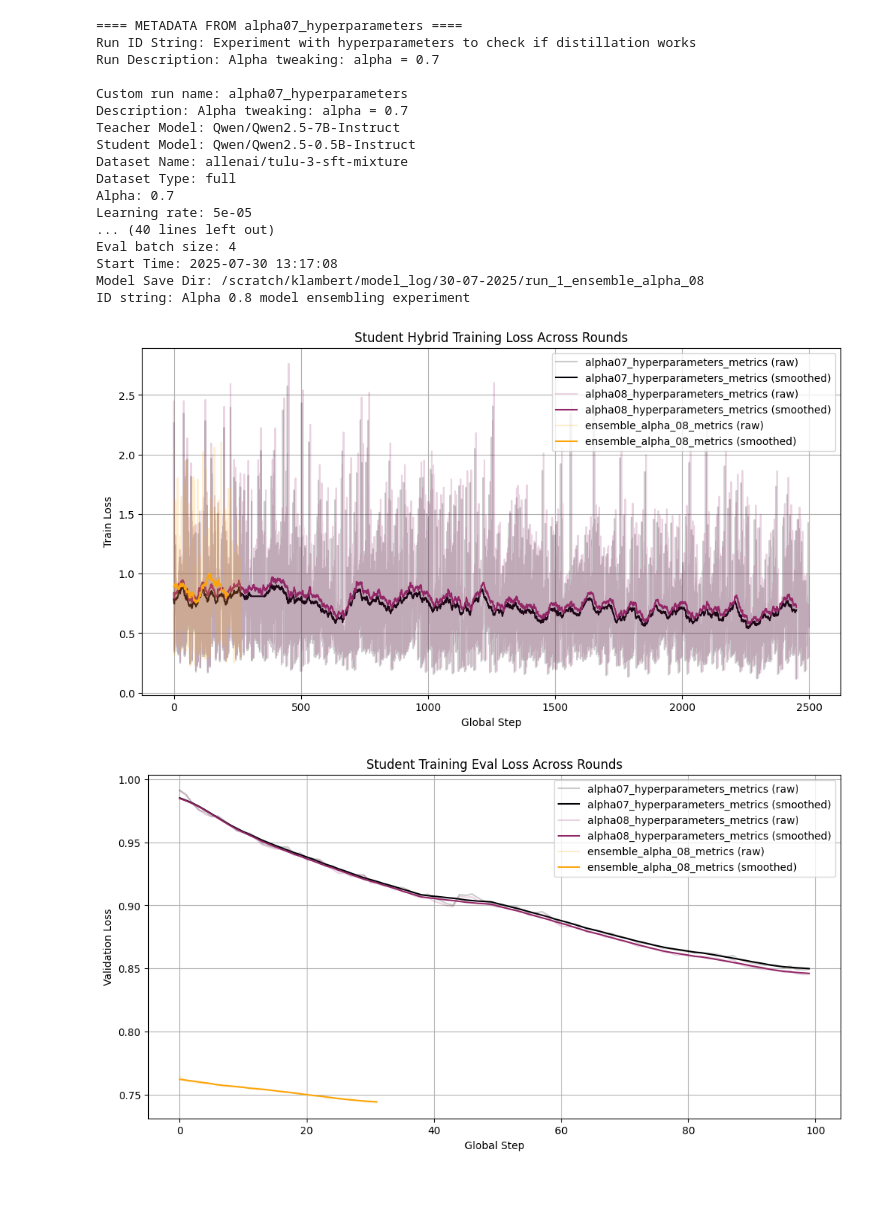
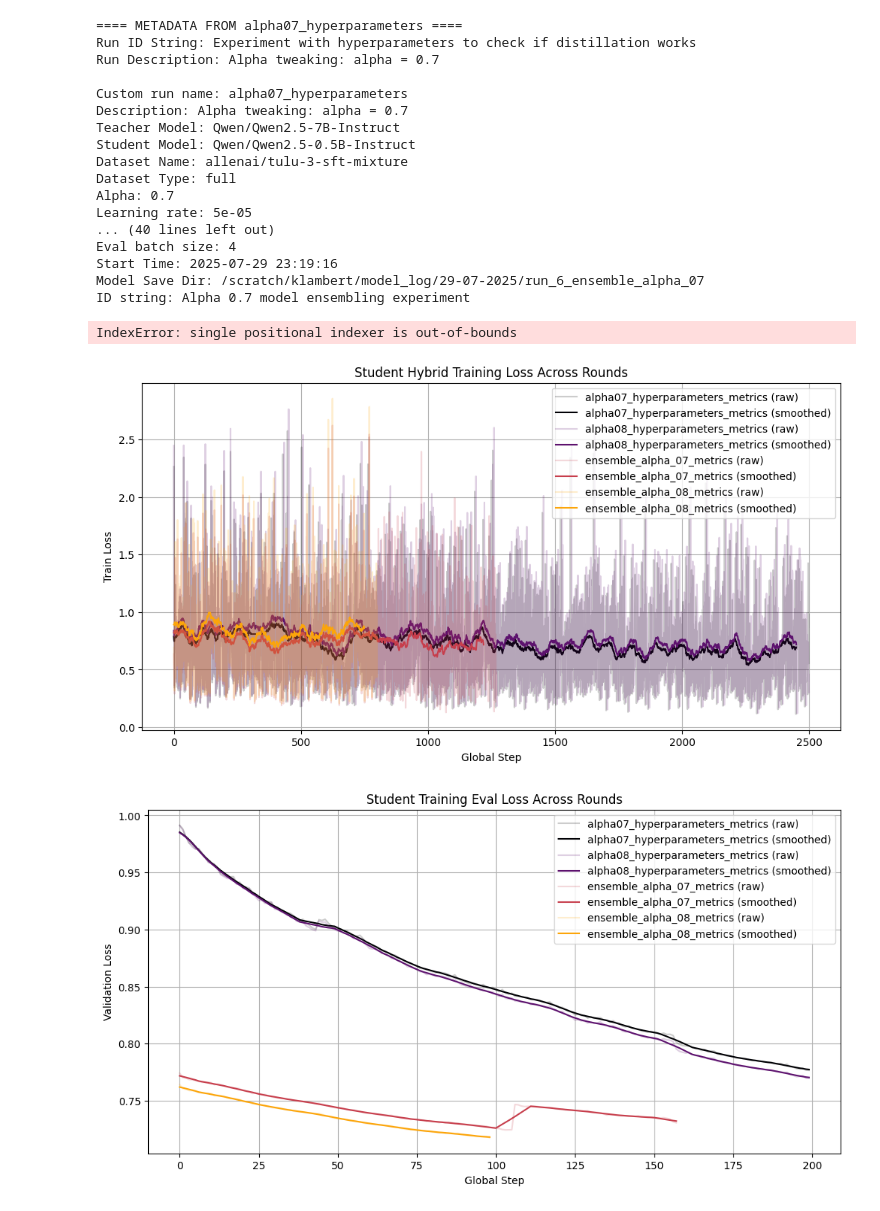
Before and after one commit to r-three/SLMensembles, a Jupyter notebook: SLM_ensembles.ipynb, the cells around one changed output. Drawn from its saved outputs; the diff is of its cells as text; code cells hidden in the pictures.

Commit message:
latest metrics and trainer change

```diff
--- a/SLM_ensembles.ipynb
+++ b/SLM_ensembles.ipynb
@@ -10,17 +10,12 @@ import config
 
 # Note:     (kl loss) 0 <= alpha <= 1 (next_token loss)
 # %%
-load_all = True
+load_all = False
+exclude = ["seed_20", "seed_32", "seed_36", "seed_40"]
 
 csv_log_dir = "/home/klambert/projects/aip-craffel/klambert/SLMensembles/csv_logs"
-subdirs = ["22-07-2025", "30-07-2025"]
-filenames = ["alpha08_hyperparameters_metrics", "alpha07_hyperparameters_metrics", "ensemble_alpha_08_metrics"]
-exclude = [
-    "seeed_40_metrics",
-    "seeed_32_metrics",
-    "seeed_20_metrics",
-    "seeed_36_metrics",
-]
+subdirs = ["22-07-2025", "29-07-2025", "30-07-2025"]
+filenames = ["alpha08_hyperparameters_metrics", "alpha07_hyperparameters_metrics", "ensemble_alpha_08_metrics", "ensemble_alpha_07_metrics"]
 all_dfs = []
 
 for i in range(len(subdirs)):
@@ -92,9 +89,10 @@ Alpha: 0.7
 Learning rate: 5e-05
 ... (40 lines left out)
 Eval batch size: 4
-Start Time: 2025-07-30 13:17:08
-Model Save Dir: /scratch/klambert/model_log/30-07-2025/run_1_ensemble_alpha_08
-ID string: Alpha 0.8 model ensembling experiment
+Start Time: 2025-07-29 23:19:16
+Model Save Dir: /scratch/klambert/model_log/29-07-2025/run_6_ensemble_alpha_07
+ID string: Alpha 0.7 model ensembling experiment
+IndexError: single positional indexer is out-of-bounds
 # %%
 # Student train loss (hybrid) over rounds
 side_by_side = False
@@ -173,13 +171,13 @@ else:
     plt.tight_layout()
     plt.show()
 # %% [output]
-[figure, old version]
+[figure, new version]
 # %%
 # Student Training Eval Loss Across Rounds
 
 side_by_side = False
 x_min_loss = False  # Display values on the x-axis only up to the minimum number of logged lines across files
-min_len = 100
+min_len = 200
 
 filter_size = 11
 kernel = np.ones(filter_size) / filter_size
@@ -225,34 +223,34 @@ else:
         ax = axes[row][col]
 
         student_train_df = df[(df["role"] == "student") & (df["phase"] == "eval") & (df["function"] == "evaluation_loop")]
 
         loss = student_train_df["eval_loss"].to_numpy()
         if len(loss) < filter_size:
             ax.set_title(f"{name} (too short)")
             ax.axis("off")
             continue
 
         smoothed = scipy.signal.fftconvolve(loss, kernel, mode="valid")
 
         color = color_map.get(name, color_map["default"])
         ax.plot(range(len(loss)), loss, alpha=0.3, label=f"Raw", color=color)
         ax.plot(range(len(smoothed)), smoothed, label=f"Smoothed", color=color)
 
         ax.set_title(f"Validation Loss: {name}")
         ax.set_xlabel("Global Step")
         ax.set_ylabel("Validation Loss")
         ax.legend()
 
     # Hide any unused subplots
     for i in range(idx + 1, rows * cols):
         row, col = divmod(i, cols)
         axes[row][col].axis("off")
 
     plt.yscale("log")
     plt.tight_layout()
     plt.show()
 # %% [output]
-[figure, old version]
+[figure, new version]
 # %%
 # Student train loss (kl) over rounds
 side_by_side = False
```
Also changed, not shown: parts of 4 cells of this notebook, 1 other file.
